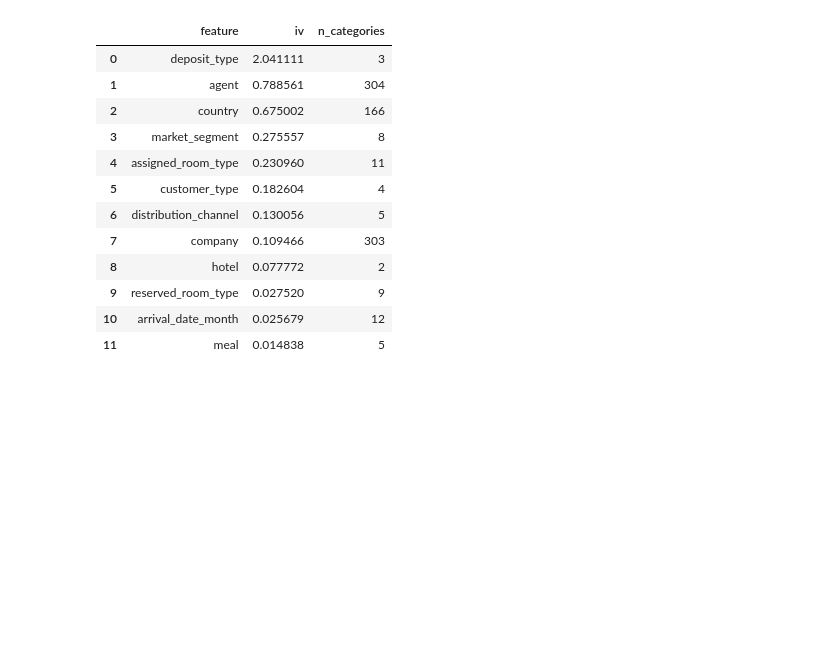
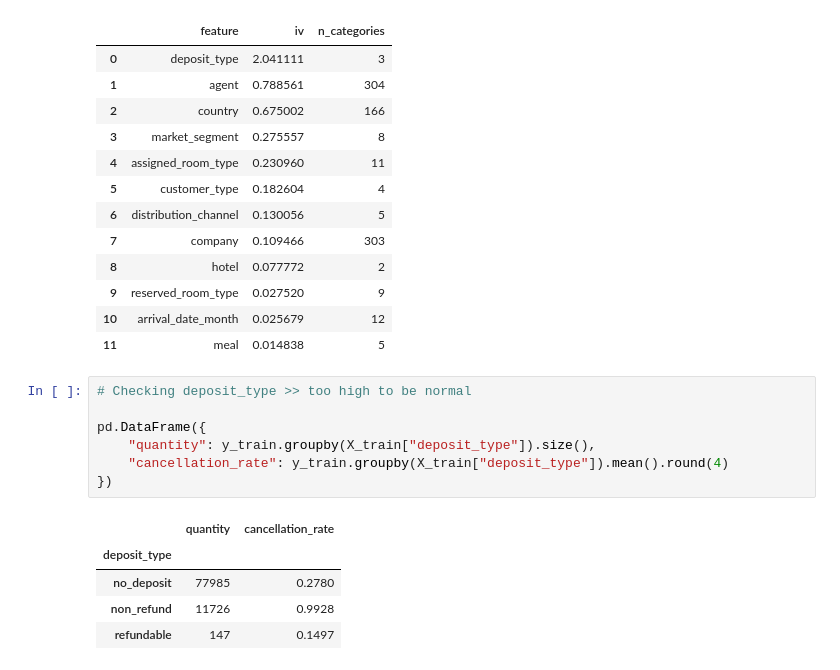
Before and after one commit to bruno-lima98/portfolio-hotel-cancellation-prediction, a Jupyter notebook: main.ipynb, the cells around one changed output. Cells and saved outputs as stored; diff of their text form; blank space fills up the shorter version.

```diff
--- a/main.ipynb
+++ b/main.ipynb
@@ -722,3 +722,16 @@ tabela_iv
 | 9 | reserved_room_type | 0.027520 | 9 |
 | 10 | arrival_date_month | 0.025679 | 12 |
 | 11 | meal | 0.014838 | 5 |
+# %%
+# Checking deposit_type >> too high to be normal
+
+pd.DataFrame({
+    "quantity": y_train.groupby(X_train["deposit_type"]).size(),
+    "cancellation_rate": y_train.groupby(X_train["deposit_type"]).mean().round(4)
+})
+# %% [output]
+|  | quantity | cancellation_rate |
+| deposit_type |  |  |
+| no_deposit | 77985 | 0.2780 |
+| non_refund | 11726 | 0.9928 |
+| refundable | 147 | 0.1497 |
```
Also changed, not shown: parts of 1 cell of this notebook.
